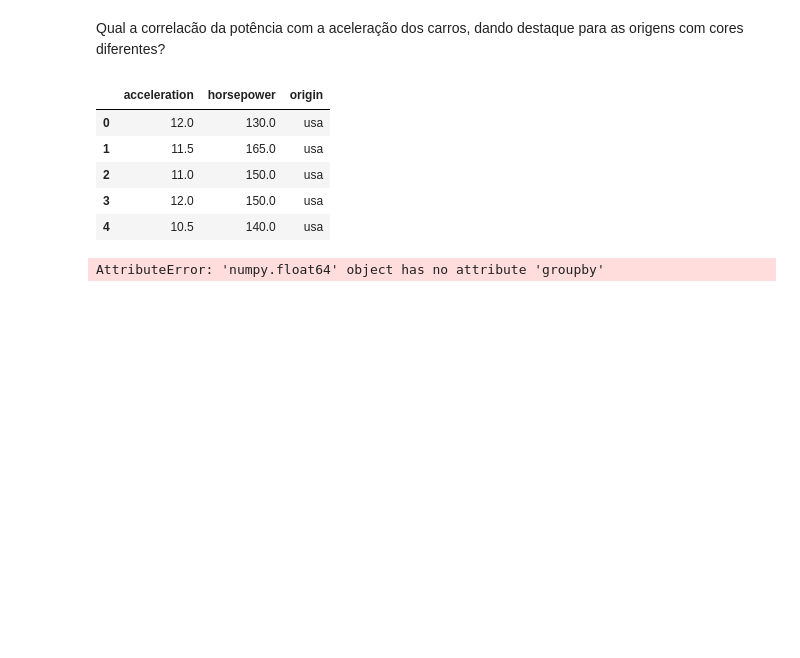
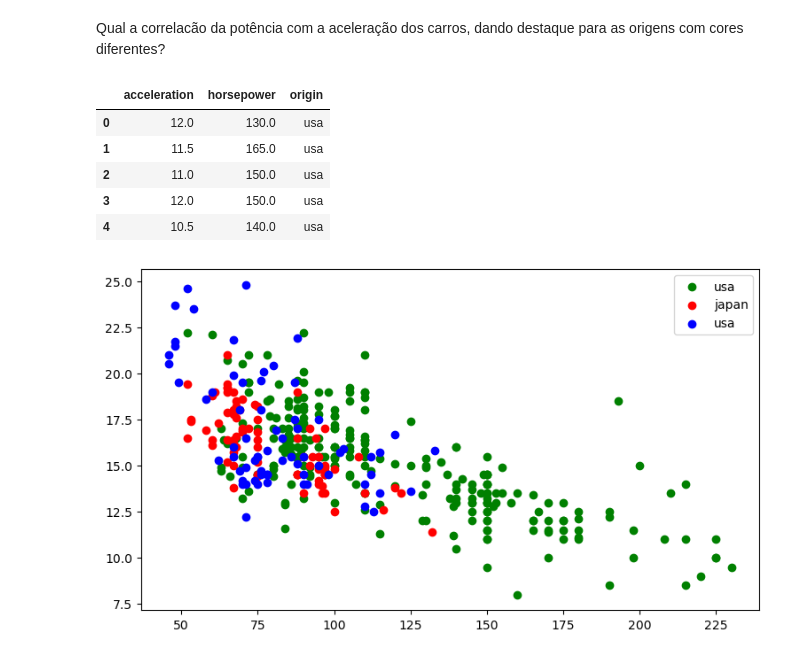
Before and after one commit to melquiorq/Modulo-4, a Jupyter notebook: Aula_2_Matplotlib.ipynb, the cells around one changed output. Saved outputs shown, nothing was run; the diff lists cells and outputs as text; code cells hidden in the pictures; blank space fills up the shorter version.

```diff
--- a/Aula_2_Matplotlib.ipynb
+++ b/Aula_2_Matplotlib.ipynb
@@ -617,7 +616,17 @@ flt_mpg4.head()
 | 2 | 11.0 | 150.0 | usa |
 | 3 | 12.0 | 150.0 | usa |
 | 4 | 10.5 | 140.0 | usa |
-# %%
-corr = flt_mpg4['horsepower'].corr(flt_mpg4['acceleration']).groupby('origin')
-# %% [output]
-AttributeError: 'numpy.float64' object has no attribute 'groupby'
+# %%
+plt.scatter('horsepower','acceleration',
+            data=flt_mpg4[flt_mpg4['origin']=='usa'],
+            c='green', label='usa')
+plt.scatter('horsepower','acceleration',
+            data=flt_mpg4[flt_mpg4['origin']=='japan'],
+            c='red', label='japan')
+plt.scatter('horsepower','acceleration',
+            data=flt_mpg4[flt_mpg4['origin']=='europe'],
+            c='blue', label='usa')
+plt.legend()
+plt.show()
+# %% [output]
+[figure, added]
```
Also changed, not shown: parts of 5 cells of this notebook.
